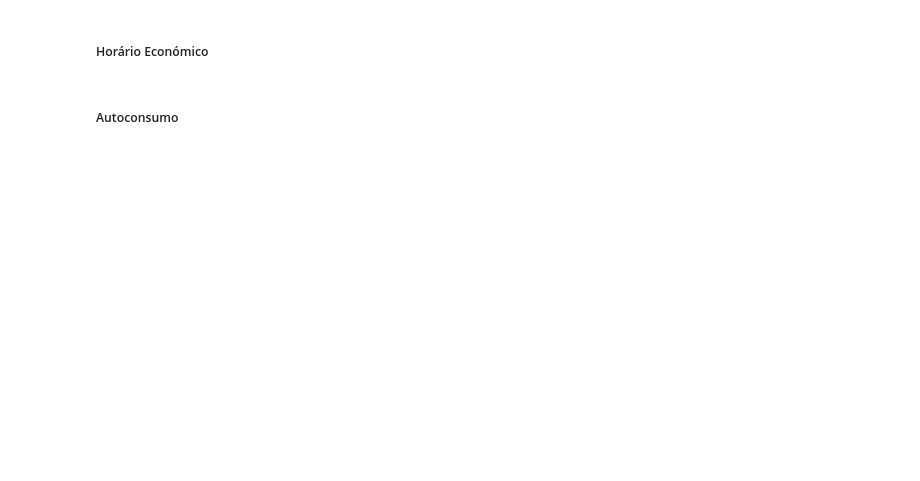
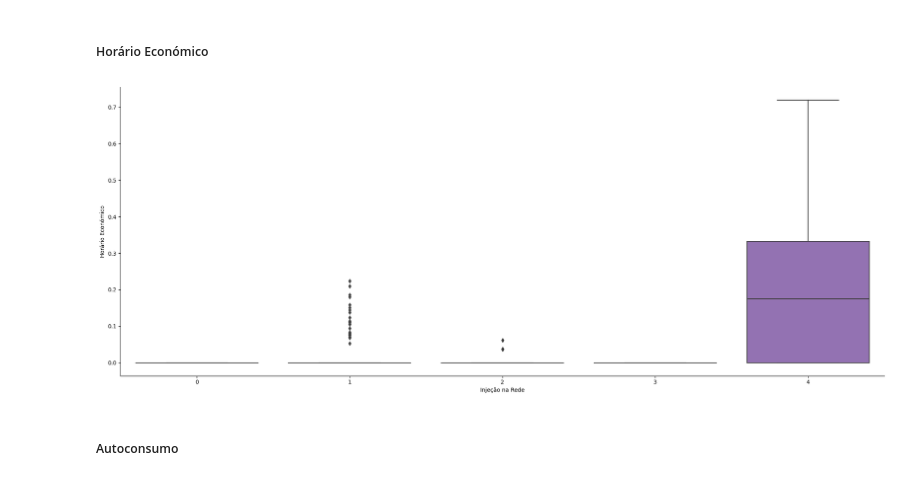
Before and after one commit to rafa2002/DAA-2324, a Jupyter notebook: competition/competition_xgboost.ipynb, the cells around one changed output. Cells and saved outputs as stored; diff of their text form; code cells hidden in the pictures; blank space fills up the shorter version.

```diff
--- a/competition/competition_xgboost.ipynb
+++ b/competition/competition_xgboost.ipynb
@@ -397,12 +460,21 @@ e_m.loc[outliers_low | outliers_up, 'Velocidade Vento'] = median
 # %% [markdown]
 ##### Horário Económico
 # %%
-outliers_low, outliers_up = get_outliers(1.5,1.3,'Horário Económico')
+#outliers_low, outliers_up = get_outliers(1.5,1.3,'Horário Económico')
 
-median = e_m['Horário Económico'].median()
+#median = e_m['Horário Económico'].median()
 
 # Substituindo os outliers na coluna 'Temperatura' pelo valor da mediana
-e_m.loc[outliers_low | outliers_up, 'Horário Económico'] = median
+#e_m.loc[outliers_low | outliers_up, 'Horário Económico'] = median
+# %%
+outliers_low, outliers_up = get_outliers(0.5,1.5,'Horário Económico')
+# %%
+e_m.loc[outliers_low | outliers_up, 'Horário Económico'] = np.nan
+# %%
+sns.catplot( x="Injeção na Rede", y='Horário Económico', data=e_m, kind="box", height=8, aspect=2.5)
+plt.show()
+# %% [output]
+[figure, added]
 # %% [markdown]
 ##### Autoconsumo
 # %%
```
Also changed, not shown: parts of 56 cells of this notebook, 2 other files.
